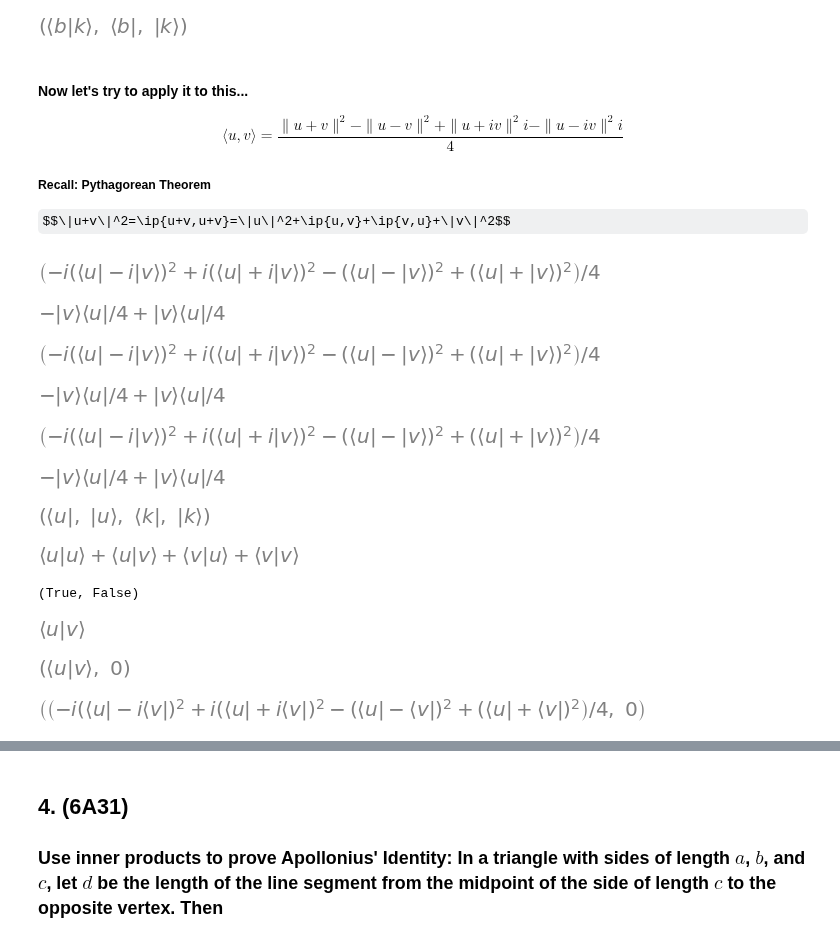
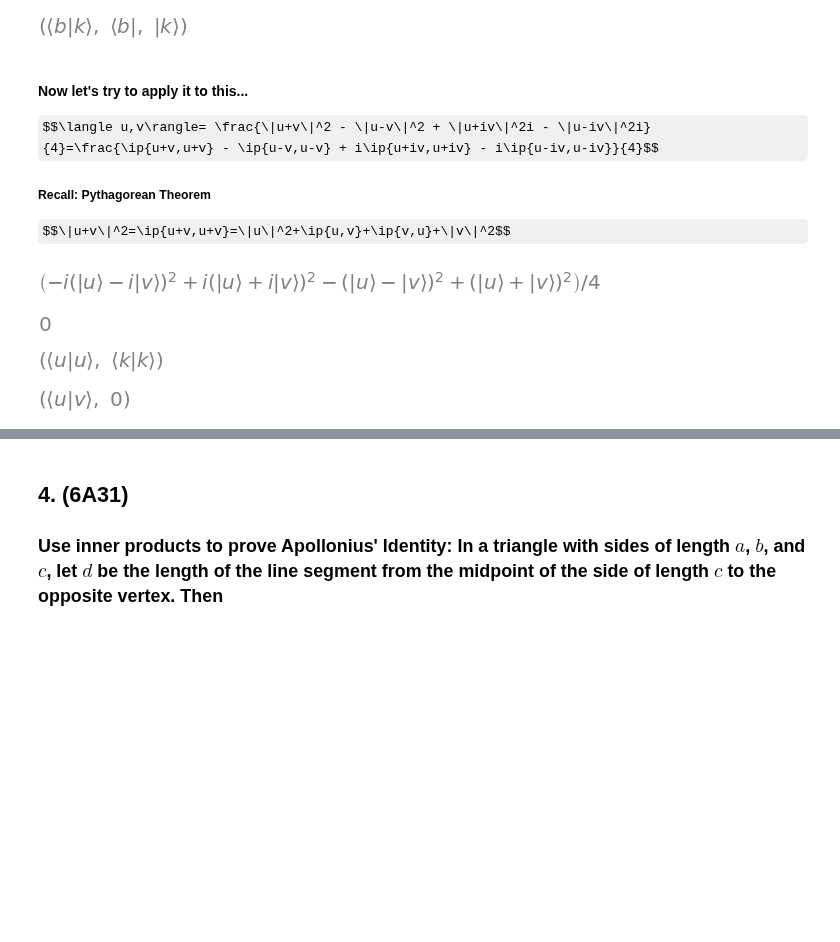
Before and after one commit to fractalclockwork/Math725, a Jupyter notebook: HW/Math725_HW6.ipynb, the cells around one changed output, grey strips where cells are left out. Cells and saved outputs as stored; diff of their text form; code cells hidden in the pictures; some formulas as TeX source; blank space fills up the shorter version.

```diff
--- a/HW/Math725_HW6.ipynb
+++ b/HW/Math725_HW6.ipynb
@@ -171,77 +177,28 @@ ip, ip.bra, ip.ket
 [figure]
 # %% [markdown]
 #### Now let's try to apply it to this...
-$$\langle u,v\rangle= \frac{\|u+v\|^2 - \|u-v\|^2 + \|u+iv\|^2i - \|u-iv\|^2i}{4}$$
+$$\langle u,v\rangle= \frac{\|u+v\|^2 - \|u-v\|^2 + \|u+iv\|^2i - \|u-iv\|^2i}{4}=\frac{\ip{u+v,u+v} - \ip{u-v,u-v} + i\ip{u+iv,u+iv} - i\ip{u-iv,u-iv}}{4}$$
 
 ##### Recall: Pythagorean Theorem
 $$\|u+v\|^2=\ip{u+v,u+v}=\|u\|^2+\ip{u,v}+\ip{v,u}+\|v\|^2$$
 # %%
 i = sym.I
-u = Bra('u')
-#v = Bra('v')
-v = Ket('v') # see conclusion at the end as to why this didn't work as expected
+u = Ket('u')
+v = Ket('v')
 
 ip = ((u+v)**2 - (u-v)**2 + i*(u+i*v)**2 - i*(u-i*v)**2)/4
 display(ip)
-qapply(ip)  # not exactly what we expected
+qapply(ip)  # A zero result is expect for orthogonality
 # %% [output]
 [figure]
-[figure, old version]
+[figure, new version]
-# %%
-ip = sym.Rational(1,4) * ( (u+v)*(u+v) - (u-v)*(u-v) + i*(u+i*v)*(u+i*v) - i*(u-i*v)*(u-i*v) )
-display(ip)
-qapply(ip) # at least it's consistant
-# %% [output]
-[figure, removed]
-[figure, removed]
-# %%
-# swap conjugate order between Dirac's notation and historic Maths notation.
-ip = ((u+v)**2 - (u-v)**2 + i*(u+i*v)**2 - i*(u-i*v)**2)/4
-display(ip)
-qapply(ip)  # nope
-# %% [output]
-[figure, removed]
-[figure, removed]
 # %%
-u,u.dual, k.dual,k
+u.dual*u, k.dual*k
 # %% [output]
-[figure, old version]
+[figure, new version]
-# %%
-# let's try something simpler
-ip0 = qapply(u*v.dual)
-ip1 = qapply((u+v)*(u+v))
-ip2 = qapply((u*u)+(u*v)+(v*u)+(v*v))
-ip3 = qapply((u*u.dual)+(u*v)+(v.dual*u.dual)+(v.dual*v))
-display(ip3)
-ip1==ip2, ip1==ip3 # nope, but we start to see the bug
-# %% [output]
-[figure, removed]
-(True, False)
-# %%
-# here we're just using our hand expansion
-ip=((
-    (u*u.dual)+(u*v)+(v.dual*u.dual)+(v.dual*v) +
-     -(u*u.dual)+(u*v)+(v.dual*u.dual)-(v.dual*v) +
-     i*(u*u.dual)+(u*v)-(v.dual*u.dual)+i*(v.dual*v) +
-     -i*(u*u.dual)+(u*v)-(v.dual*u.dual)-i*(v.dual*v)
-    )/4)
-display(ip) # at least now it works out so we get a clue
-# %% [output]
-[figure, removed]
-# %%
-# just a matter of proper notation...
-i = sym.I
-u = Bra('u')
-v_ = Bra('v')
-ip = ((u+v_)**2 - (u-v_)**2 + i*(u+i*v_)**2 - i*(u-i*v_)**2)/4
-u*v_.dual, qapply(ip) # yup, zero* actaully makes sence for two orthogonal vectors
-# %% [output]
-[figure, removed]
-# %%
-# and again in a slightly different way, because that's how we roll...
-ip = sym.Rational(1,4) * ( (u+v_)*(u+v_) - (u-v_)*(u-v_) + i*(u+i*v_)*(u+i*v_) - i*(u-i*v_)*(u-i*v_) )
-ip, qapply(ip)
-# %% [output]
-[figure, removed]
+# %%
+u.dual*v, qapply(ip) # yeah!!, zero* actaully makes sence for two orthogonal vectors
+# %% [output]
+[figure, added]
 # %% [markdown]
 $^*$ Based on this result we conclude that the inner product is the matrix multiplication of a vector and a dual vector.
```
Also changed, not shown: parts of 31 cells of this notebook.
